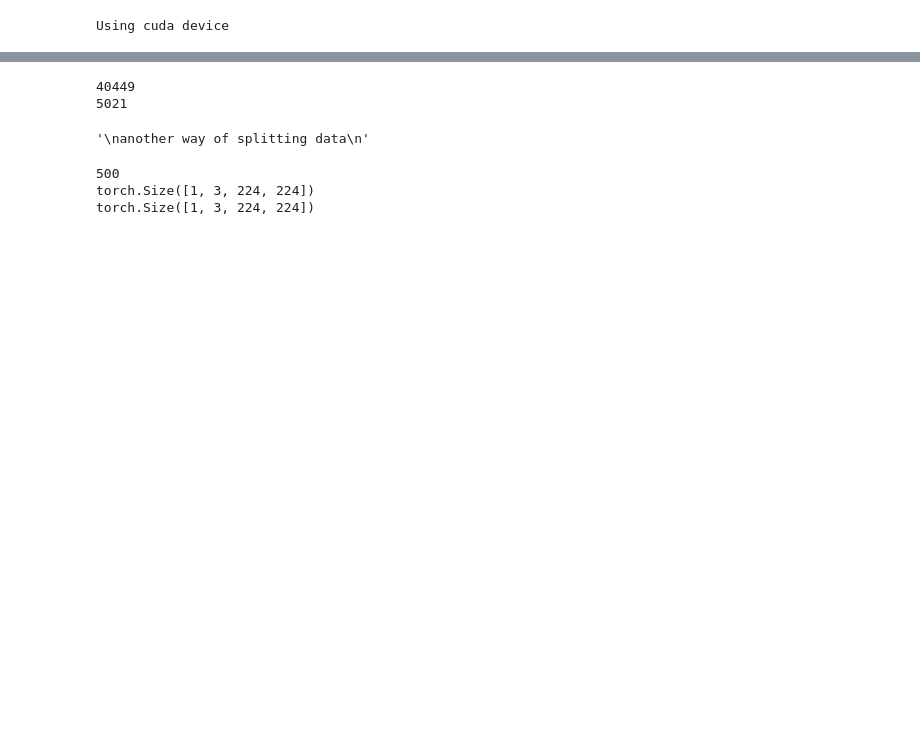
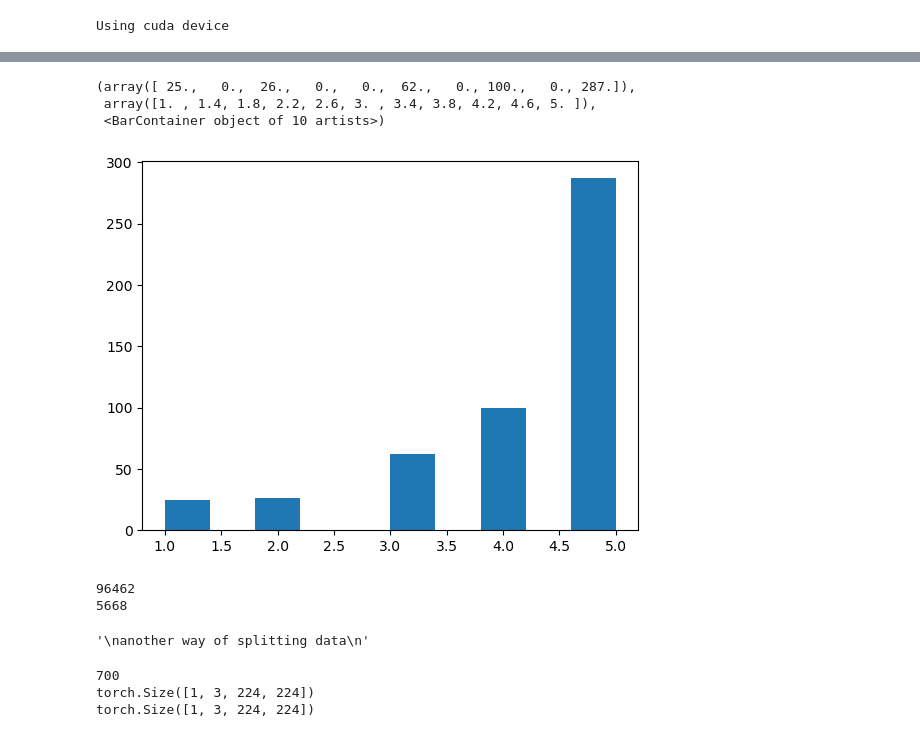
Before and after one commit to aaron-jx-li/R3-ProtoPNet, a Jupyter notebook: reward_model.ipynb, the cells around one changed output, grey strips where cells are left out. Drawn from its saved outputs; the diff is of its cells as text; code cells hidden in the pictures; blank space fills up the shorter version.

```diff
--- a/reward_model.ipynb
+++ b/reward_model.ipynb
@@ -254,5 +336,16 @@ if os.path.exists(csv_name):
+# %%
+csv_name = "./human_comparisons/rating_s=5_k=1_500.csv"
+if os.path.exists(csv_name):
+    comp_df = pd.read_csv(csv_name)
+# %%
+plt.hist(comp_df['rating'])
+# %% [output]
+(array([ 25.,   0.,  26.,   0.,   0.,  62.,   0., 100.,   0., 287.]),
+ array([1. , 1.4, 1.8, 2.2, 2.6, 3. , 3.4, 3.8, 4.2, 4.6, 5. ]),
+ <BarContainer object of 10 artists>)
+[figure, added]
 # %%
-split = 0.7
+split = 0.8
 df_len = len(comp_df)
 train_set = []
 test_set = []
@@ -273,8 +366,8 @@ for i in range(split_idx, df_len):
 print(len(train_set))
 print(len(test_set))
 # %% [output]
-40449
-5021
+96462
+5668
 # %%
 '''
 another way of splitting data
@@ -290,11 +383,11 @@ another way of splitting data
 images = []
 patterns = []
 for i in range(df_len):
-    img = './human_comparisons/feedback_images/k=1/original_imgs/' + comp_df.iloc[i]['imgid'] + '.png'
+    img = './human_comparisons/feedback_images/k=1_random/original_imgs/' + comp_df.iloc[i]['imgid'] + '.png'
     img = plt.imread(img)[:, :, :3]
     img = np.transpose(img, (2, 0, 1))
     images.append(torch.from_numpy(np.array([img])))
-    pattern = './human_comparisons/feedback_images/k=1/patterns/' + comp_df.iloc[i]['imgid'] + '.npy'
+    pattern = './human_comparisons/feedback_images/k=1_random/patterns/' + comp_df.iloc[i]['imgid'] + '.npy'
     pattern = np.load(pattern)
     pattern = np.array([pattern, pattern, pattern])
     patterns.append(torch.from_numpy(np.array([pattern])))
@@ -302,7 +395,7 @@ print(len(images))
 print(images[100].shape)
 print(patterns[100].shape)
 # %% [output]
-500
+700
 torch.Size([1, 3, 224, 224])
 torch.Size([1, 3, 224, 224])
 # %%
```
Also changed, not shown: parts of 13 cells of this notebook, 1 other file.
